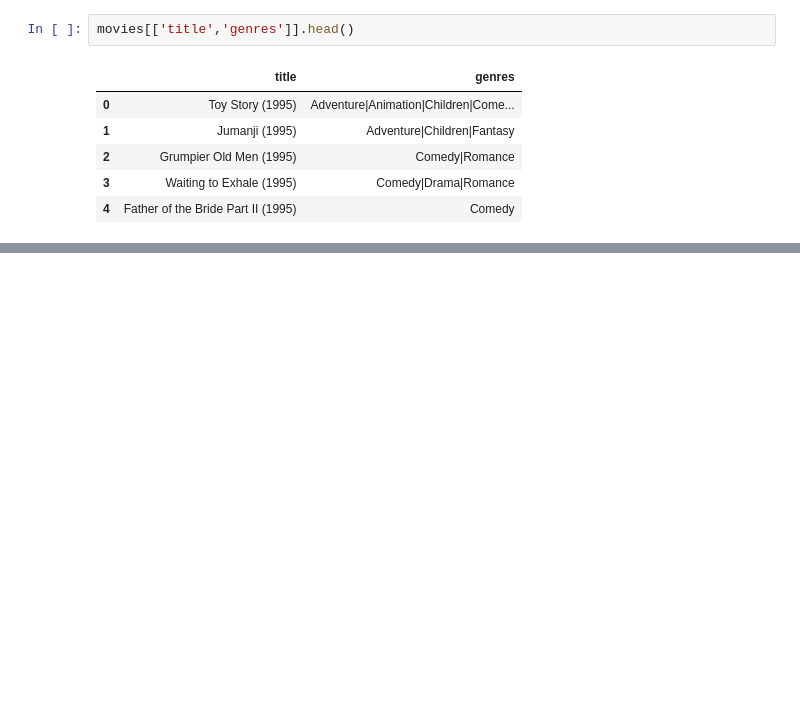
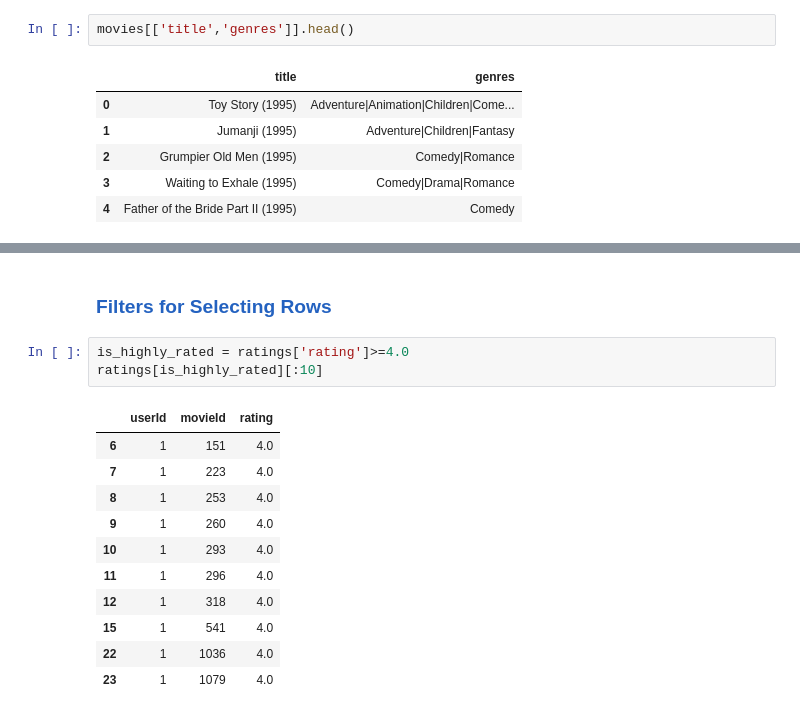
Before and after one commit to matheus-asilva/Data-Science-Micromasters, a Jupyter notebook: Python for Data Science/Week 4 - Pandas/Introduction to Pandas.ipynb, the cells around one changed output, grey strips where cells are left out. Cells and saved outputs as stored; diff of their text form; blank space fills up the shorter version.

```diff
--- a/Python for Data Science/Week 4 - Pandas/Introduction to Pandas.ipynb
+++ b/Python for Data Science/Week 4 - Pandas/Introduction to Pandas.ipynb
@@ -588,0 +640,17 @@ ratings[1000:1010]
+# %% [markdown]
+### <span style="color:#2462C0">Filters for Selecting Rows</span>
+# %%
+is_highly_rated = ratings['rating']>=4.0
+ratings[is_highly_rated][:10]
+# %% [output]
+|  | userId | movieId | rating |
+| 6 | 1 | 151 | 4.0 |
+| 7 | 1 | 223 | 4.0 |
+| 8 | 1 | 253 | 4.0 |
+| 9 | 1 | 260 | 4.0 |
+| 10 | 1 | 293 | 4.0 |
+| 11 | 1 | 296 | 4.0 |
+| 12 | 1 | 318 | 4.0 |
+| 15 | 1 | 541 | 4.0 |
+| 22 | 1 | 1036 | 4.0 |
+| 23 | 1 | 1079 | 4.0 |
```
Also changed, not shown: parts of 13 cells of this notebook.
